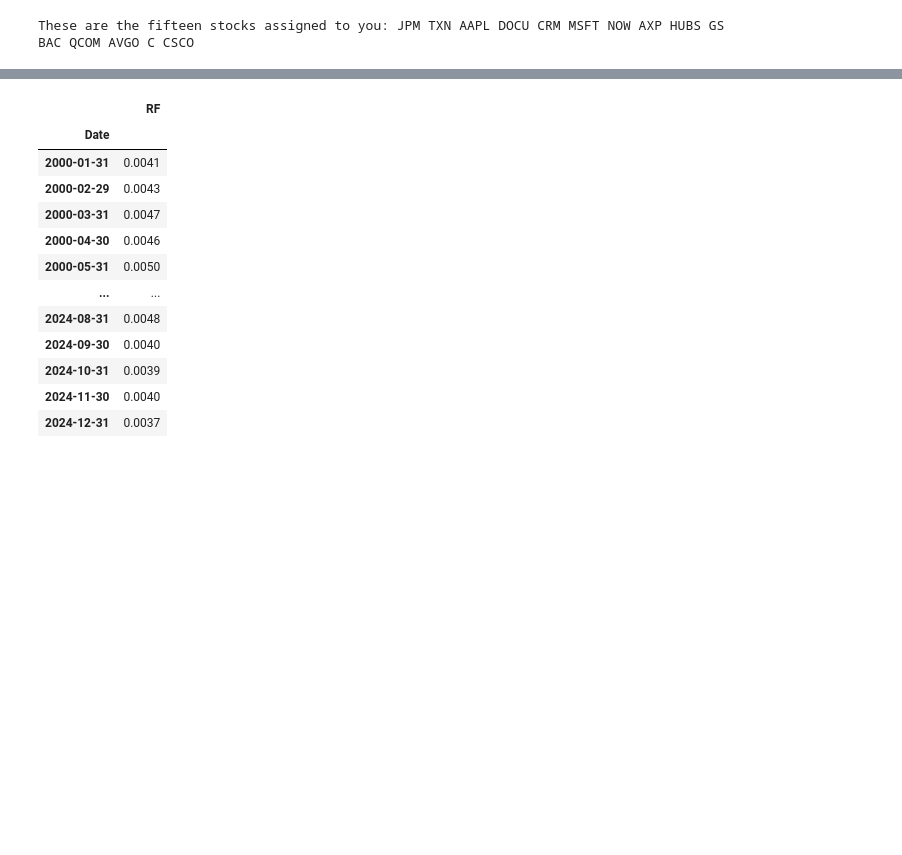
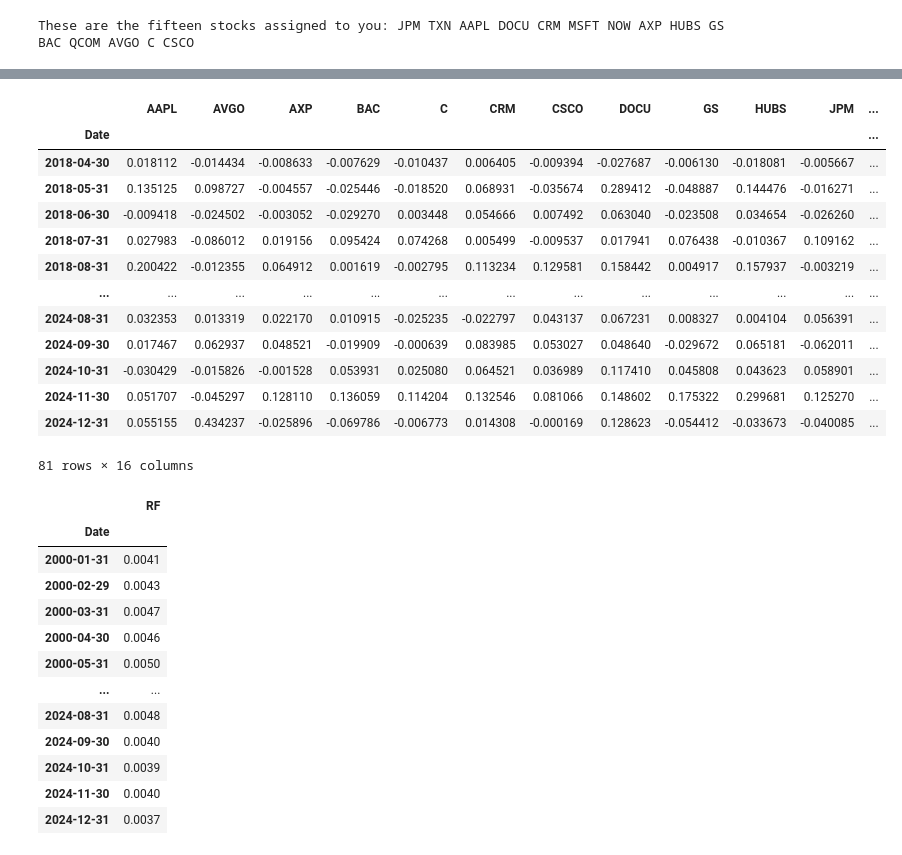
Before and after one commit to rishitashroff/riskreturncalculator, a Jupyter notebook: Project.ipynb, the cells around one changed output, grey strips where cells are left out. Drawn from its saved outputs; the diff is of its cells as text; code cells hidden in the pictures; blank space fills up the shorter version.

```diff
--- a/Project.ipynb
+++ b/Project.ipynb
@@ -120,5 +132,23 @@ sp500_mon
 # %%
 # combining S&P500 with stock list
+
+result = pd.merge(returns_mon, sp500_mon, how='left', left_index=True, right_index=True)
+result
+# %% [output]
+|  | AAPL | AVGO | AXP | BAC | C | CRM | CSCO | DOCU | GS | HUBS | JPM | ... |
+| Date |  |  |  |  |  |  |  |  |  |  |  | ... |
+| 2018-04-30 | 0.018112 | -0.014434 | -0.008633 | -0.007629 | -0.010437 | 0.006405 | -0.009394 | -0.027687 | -0.006130 | -0.018081 | -0.005667 | ... |
+| 2018-05-31 | 0.135125 | 0.098727 | -0.004557 | -0.025446 | -0.018520 | 0.068931 | -0.035674 | 0.289412 | -0.048887 | 0.144476 | -0.016271 | ... |
+| 2018-06-30 | -0.009418 | -0.024502 | -0.003052 | -0.029270 | 0.003448 | 0.054666 | 0.007492 | 0.063040 | -0.023508 | 0.034654 | -0.026260 | ... |
+| 2018-07-31 | 0.027983 | -0.086012 | 0.019156 | 0.095424 | 0.074268 | 0.005499 | -0.009537 | 0.017941 | 0.076438 | -0.010367 | 0.109162 | ... |
+| 2018-08-31 | 0.200422 | -0.012355 | 0.064912 | 0.001619 | -0.002795 | 0.113234 | 0.129581 | 0.158442 | 0.004917 | 0.157937 | -0.003219 | ... |
+| ... | ... | ... | ... | ... | ... | ... | ... | ... | ... | ... | ... | ... |
+| 2024-08-31 | 0.032353 | 0.013319 | 0.022170 | 0.010915 | -0.025235 | -0.022797 | 0.043137 | 0.067231 | 0.008327 | 0.004104 | 0.056391 | ... |
+| 2024-09-30 | 0.017467 | 0.062937 | 0.048521 | -0.019909 | -0.000639 | 0.083985 | 0.053027 | 0.048640 | -0.029672 | 0.065181 | -0.062011 | ... |
+| 2024-10-31 | -0.030429 | -0.015826 | -0.001528 | 0.053931 | 0.025080 | 0.064521 | 0.036989 | 0.117410 | 0.045808 | 0.043623 | 0.058901 | ... |
+| 2024-11-30 | 0.051707 | -0.045297 | 0.128110 | 0.136059 | 0.114204 | 0.132546 | 0.081066 | 0.148602 | 0.175322 | 0.299681 | 0.125270 | ... |
+| 2024-12-31 | 0.055155 | 0.434237 | -0.025896 | -0.069786 | -0.006773 | 0.014308 | -0.000169 | 0.128623 | -0.054412 | -0.033673 | -0.040085 | ... |
+81 rows × 16 columns
 # %%
 # get monthly std dev (volatility)
 # get monthly SPX returns (historical)
```
Also changed, not shown: parts of 6 cells of this notebook.
